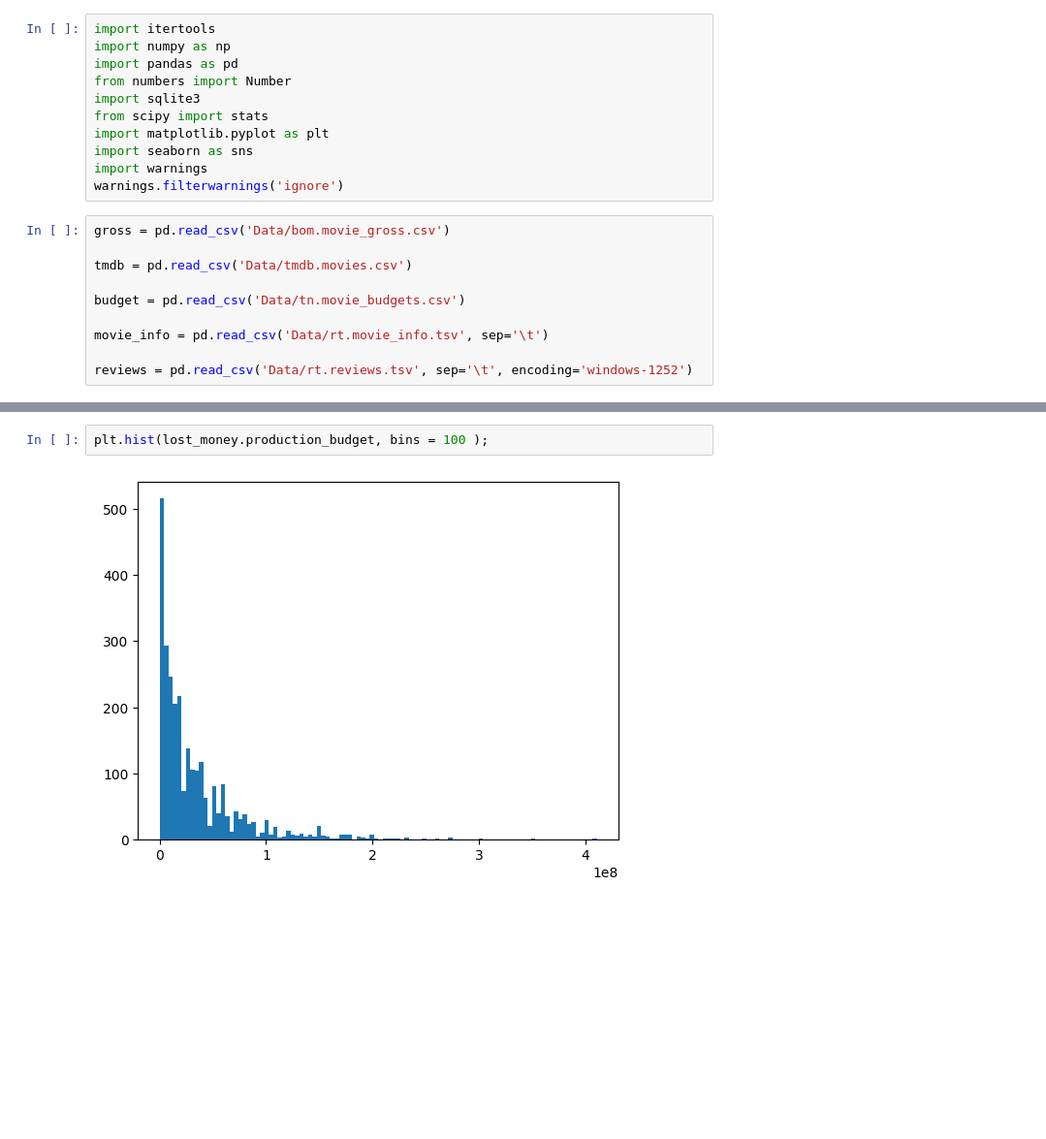
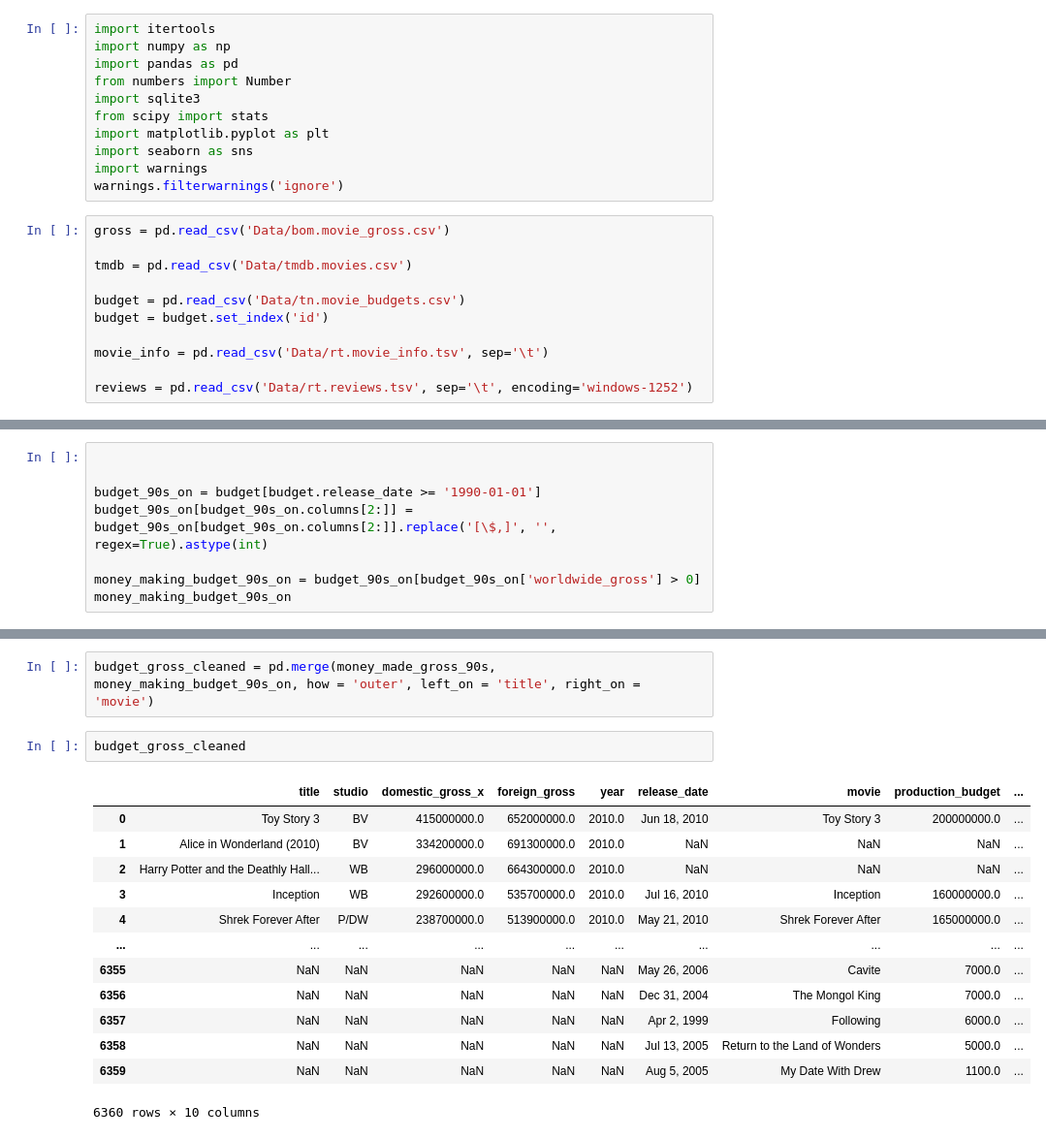
Before and after one commit to sunnywithcurlyhair/DS_Project_2, a Jupyter notebook: Colby_Messing_Around.ipynb, the cells around one changed output, grey strips where cells are left out. Shown: that part at 97% size. Cells and saved outputs as stored; diff of their text form; blank space fills up the shorter version.

```diff
--- a/Colby_Messing_Around.ipynb
+++ b/Colby_Messing_Around.ipynb
@@ -15,6 +15,7 @@ gross = pd.read_csv('Data/bom.movie_gross.csv')
 tmdb = pd.read_csv('Data/tmdb.movies.csv')
 
 budget = pd.read_csv('Data/tn.movie_budgets.csv')
+budget = budget.set_index('id')
 
 movie_info = pd.read_csv('Data/rt.movie_info.tsv', sep='\t')
 
@@ -74,0 +78,8 @@ dtype: int64
+# %%
+
+
+budget_90s_on = budget[budget.release_date >= '1990-01-01']
+budget_90s_on[budget_90s_on.columns[2:]] = budget_90s_on[budget_90s_on.columns[2:]].replace('[\$,]', '', regex=True).astype(int)
+
+money_making_budget_90s_on = budget_90s_on[budget_90s_on['worldwide_gross'] > 0]
+money_making_budget_90s_on
@@ -103,4 +117,18 @@ budget
-# %%
-plt.hist(lost_money.production_budget, bins = 100 );
-# %% [output]
-[figure, removed]
+# %%
+budget_gross_cleaned = pd.merge(money_made_gross_90s, money_making_budget_90s_on, how = 'outer', left_on = 'title', right_on = 'movie')
+# %%
+budget_gross_cleaned
+# %% [output]
+|  | title | studio | domestic_gross_x | foreign_gross | year | release_date | movie | production_budget | ... |
+| 0 | Toy Story 3 | BV | 415000000.0 | 652000000.0 | 2010.0 | Jun 18, 2010 | Toy Story 3 | 200000000.0 | ... |
+| 1 | Alice in Wonderland (2010) | BV | 334200000.0 | 691300000.0 | 2010.0 | NaN | NaN | NaN | ... |
+| 2 | Harry Potter and the Deathly Hall... | WB | 296000000.0 | 664300000.0 | 2010.0 | NaN | NaN | NaN | ... |
+| 3 | Inception | WB | 292600000.0 | 535700000.0 | 2010.0 | Jul 16, 2010 | Inception | 160000000.0 | ... |
+| 4 | Shrek Forever After | P/DW | 238700000.0 | 513900000.0 | 2010.0 | May 21, 2010 | Shrek Forever After | 165000000.0 | ... |
+| ... | ... | ... | ... | ... | ... | ... | ... | ... | ... |
+| 6355 | NaN | NaN | NaN | NaN | NaN | May 26, 2006 | Cavite | 7000.0 | ... |
+| 6356 | NaN | NaN | NaN | NaN | NaN | Dec 31, 2004 | The Mongol King | 7000.0 | ... |
+| 6357 | NaN | NaN | NaN | NaN | NaN | Apr 2, 1999 | Following | 6000.0 | ... |
+| 6358 | NaN | NaN | NaN | NaN | NaN | Jul 13, 2005 | Return to the Land of Wonders | 5000.0 | ... |
+| 6359 | NaN | NaN | NaN | NaN | NaN | Aug 5, 2005 | My Date With Drew | 1100.0 | ... |
+6360 rows × 10 columns
```
Also changed, not shown: parts of 16 cells of this notebook.
